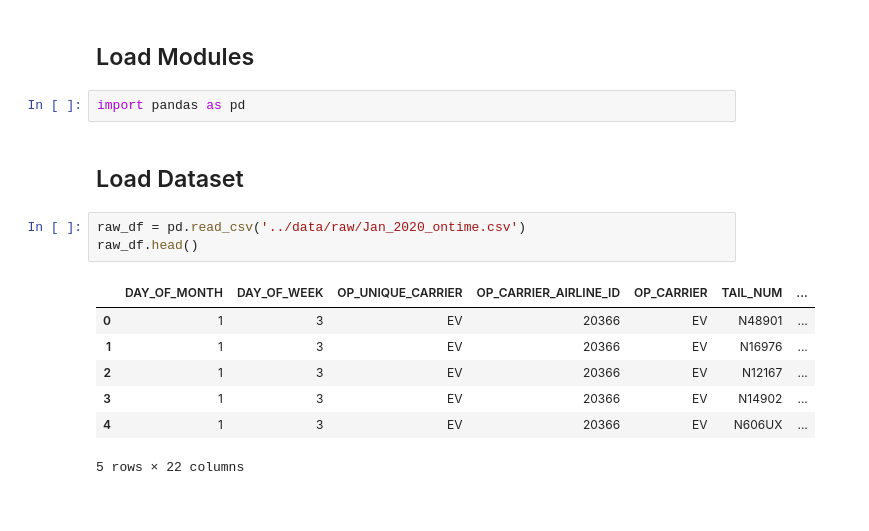
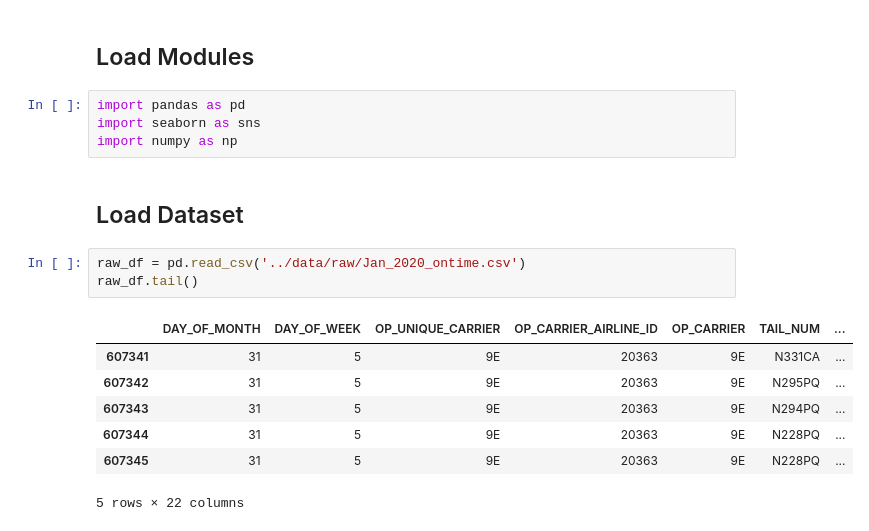
Before and after one commit to ubco-W2022T2-data301/project-group-group05, a Jupyter notebook: analysis/analysis_kaiden.ipynb, the cells around one changed output. Cells and saved outputs as stored; diff of their text form.

```diff
--- a/analysis/analysis_kaiden.ipynb
+++ b/analysis/analysis_kaiden.ipynb
@@ -39,16 +39,18 @@ This is an interesting question and many times, you will hear people complain ab
 ## Load Modules
 # %%
 import pandas as pd
+import seaborn as sns
+import numpy as np
 # %% [markdown]
 ## Load Dataset
 # %%
 raw_df = pd.read_csv('../data/raw/Jan_2020_ontime.csv')
-raw_df.head()
+raw_df.tail()
 # %% [output]
 |  | DAY_OF_MONTH | DAY_OF_WEEK | OP_UNIQUE_CARRIER | OP_CARRIER_AIRLINE_ID | OP_CARRIER | TAIL_NUM | ... |
-| 0 | 1 | 3 | EV | 20366 | EV | N48901 | ... |
-| 1 | 1 | 3 | EV | 20366 | EV | N16976 | ... |
-| 2 | 1 | 3 | EV | 20366 | EV | N12167 | ... |
-| 3 | 1 | 3 | EV | 20366 | EV | N14902 | ... |
-| 4 | 1 | 3 | EV | 20366 | EV | N606UX | ... |
+| 607341 | 31 | 5 | 9E | 20363 | 9E | N331CA | ... |
+| 607342 | 31 | 5 | 9E | 20363 | 9E | N295PQ | ... |
+| 607343 | 31 | 5 | 9E | 20363 | 9E | N294PQ | ... |
+| 607344 | 31 | 5 | 9E | 20363 | 9E | N228PQ | ... |
+| 607345 | 31 | 5 | 9E | 20363 | 9E | N228PQ | ... |
 5 rows × 22 columns
```
Also changed, not shown: parts of 7 cells of this notebook.
